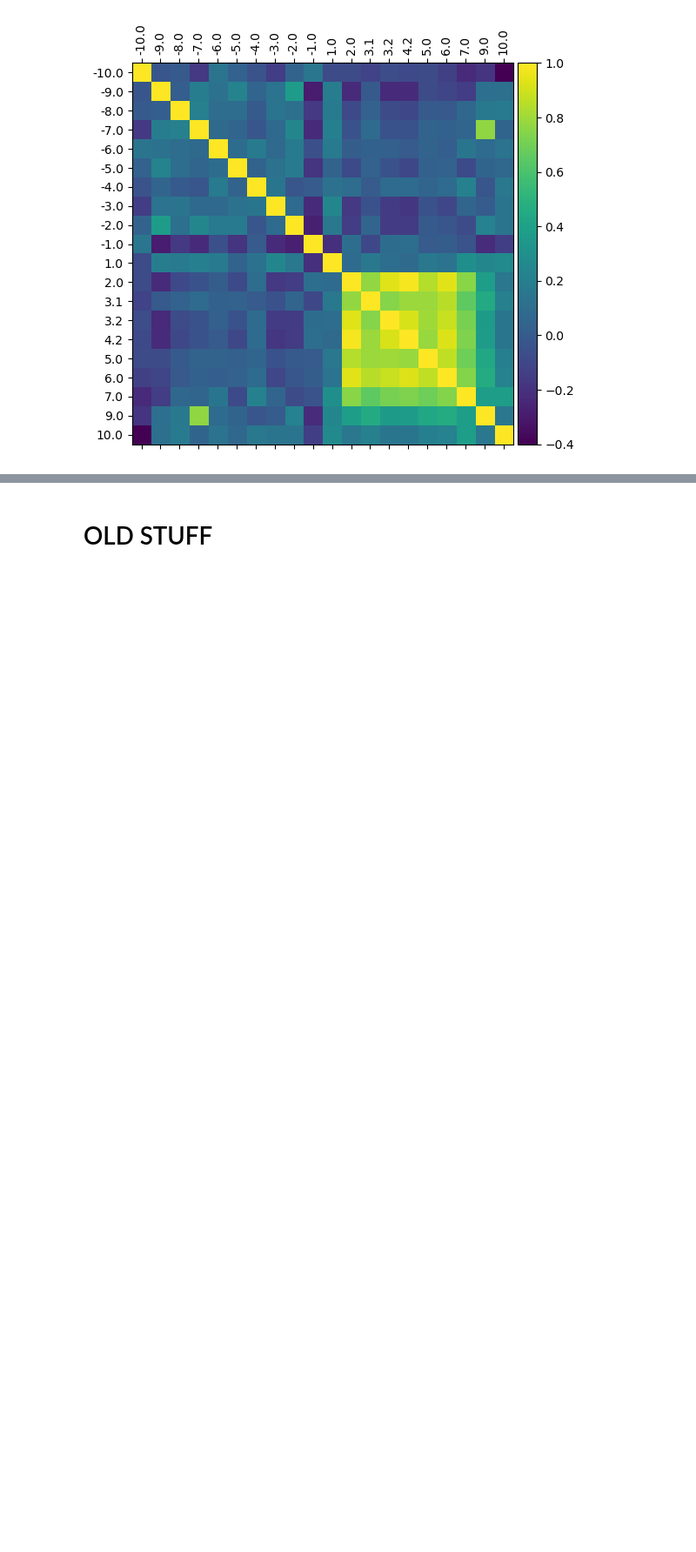
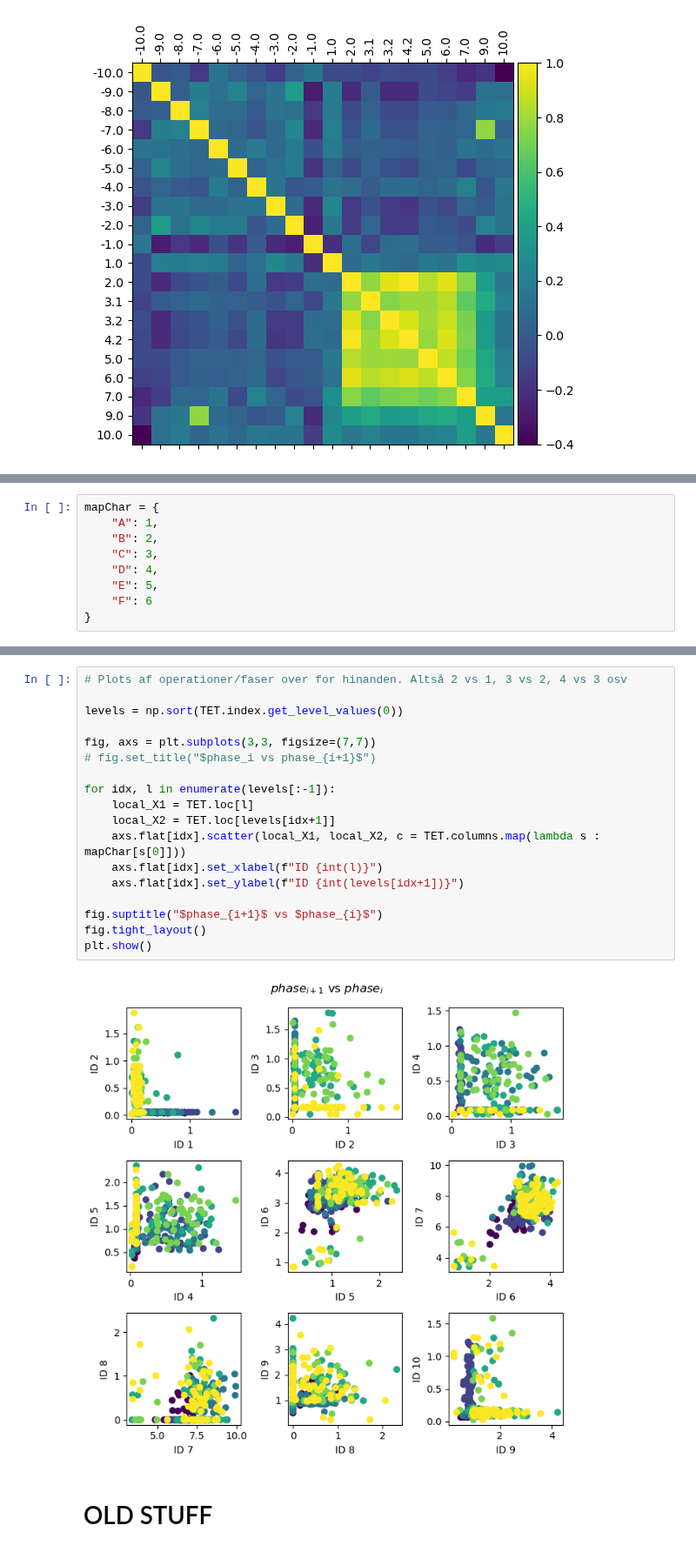
Before and after one commit to jonasbruhub/Analysis-of-Production-flow-systems-with-focus-on-industry, a Jupyter notebook: Simulations and code/Multiple Cycle Data exploration V2.ipynb, the cells around one changed output, grey strips where cells are left out. Shown at 87% size. Drawn from its saved outputs; the diff is of its cells as text; blank space fills up the shorter version.

```diff
--- a/Simulations and code/Multiple Cycle Data exploration V2.ipynb
+++ b/Simulations and code/Multiple Cycle Data exploration V2.ipynb
@@ -864,0 +868,9 @@ ax.set_yticks([x for x in range(C.index.get_level_values(0).__len__())], C.index
+# %%
+mapChar = {
+    "A": 1,
+    "B": 2,
+    "C": 3,
+    "D": 4,
+    "E": 5,
+    "F": 6
+}
@@ -865,3 +907,23 @@ ax.set_yticks([x for x in range(C.index.get_level_values(0).__len__())], C.index
+# %%
+# Plots af operationer/faser over for hinanden. Altså 2 vs 1, 3 vs 2, 4 vs 3 osv
+
+levels = np.sort(TET.index.get_level_values(0))
+
+fig, axs = plt.subplots(3,3, figsize=(7,7))
+# fig.set_title("$phase_i vs phase_{i+1}$")
+
+for idx, l in enumerate(levels[:-1]):
+    local_X1 = TET.loc[l]
+    local_X2 = TET.loc[levels[idx+1]]
+    axs.flat[idx].scatter(local_X1, local_X2, c = TET.columns.map(lambda s : mapChar[s[0]]))
+    axs.flat[idx].set_xlabel(f"ID {int(l)}")
+    axs.flat[idx].set_ylabel(f"ID {int(levels[idx+1])}")
+
+fig.suptitle("$phase_{i+1}$ vs $phase_{i}$")
+fig.tight_layout()
+plt.show()
+# %% [output]
+[figure, added]
 # %% [markdown]
 # OLD STUFF
 # %% [markdown]
```
Also changed, not shown: parts of 4 cells of this notebook, 17 other files.
